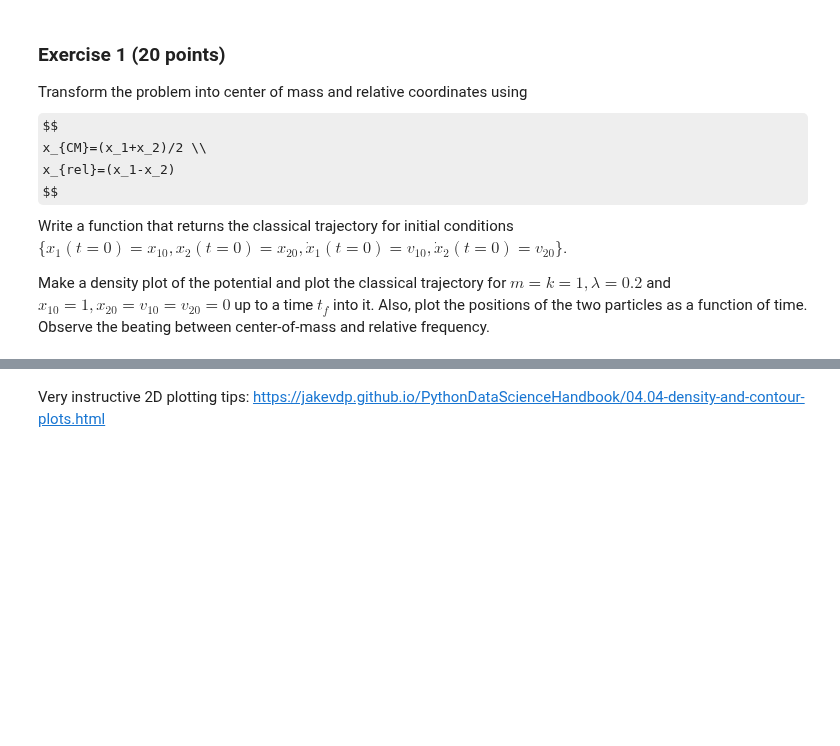
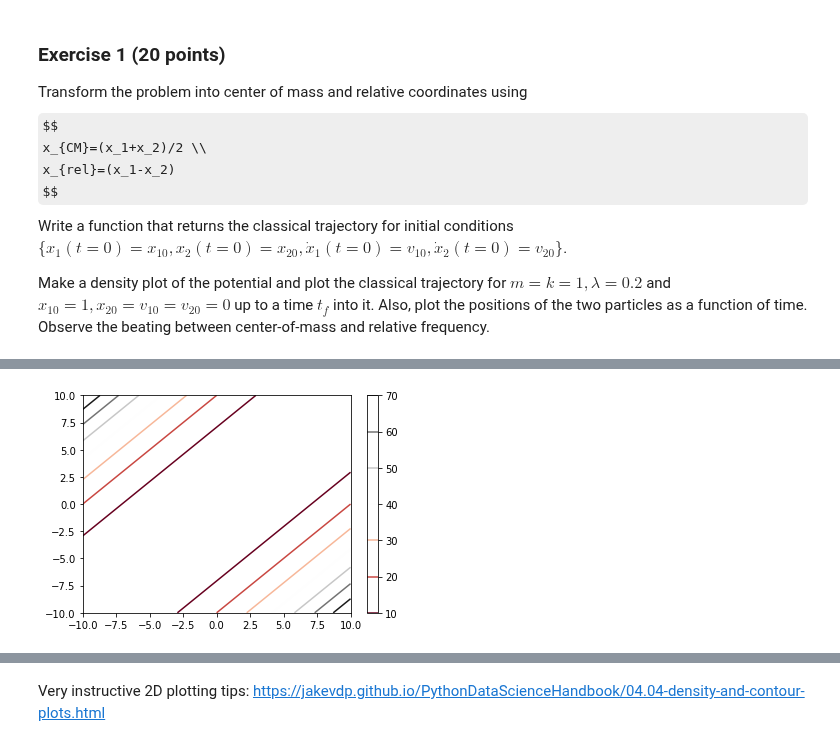
Before and after one commit to ml4cdeca/ComputationalQuantumDynamics, a Jupyter notebook: blatt3/exercise3.ipynb, the cells around one changed output, grey strips where cells are left out. Cells and saved outputs as stored; diff of their text form; code cells hidden in the pictures; some formulas as TeX source; blank space fills up the shorter version.

```diff
--- a/blatt3/exercise3.ipynb
+++ b/blatt3/exercise3.ipynb
@@ -34,0 +72,15 @@ Make a density plot of the potential and plot the classical trajectory for $m=k=
+# %%
+def potential(x1,x2,lam):
+    return lam*(x1-x2)**2
+def potential_contour(x1,x2,lam):
+    X,Y=np.meshgrid(x1,x2)
+    Z=potential(X,Y,lam)
+    plt.contour(X,Y,Z,cmap="RdGy")
+    plt.colorbar()
+# %%
+x1=np.linspace(-10,10,1000)
+x2=np.linspace(-10,10,1000)
+lam=0.2
+potential_contour(x1,x2,0.2)
+# %% [output]
+[figure, added]
```
Also changed, not shown: parts of 8 cells of this notebook.
